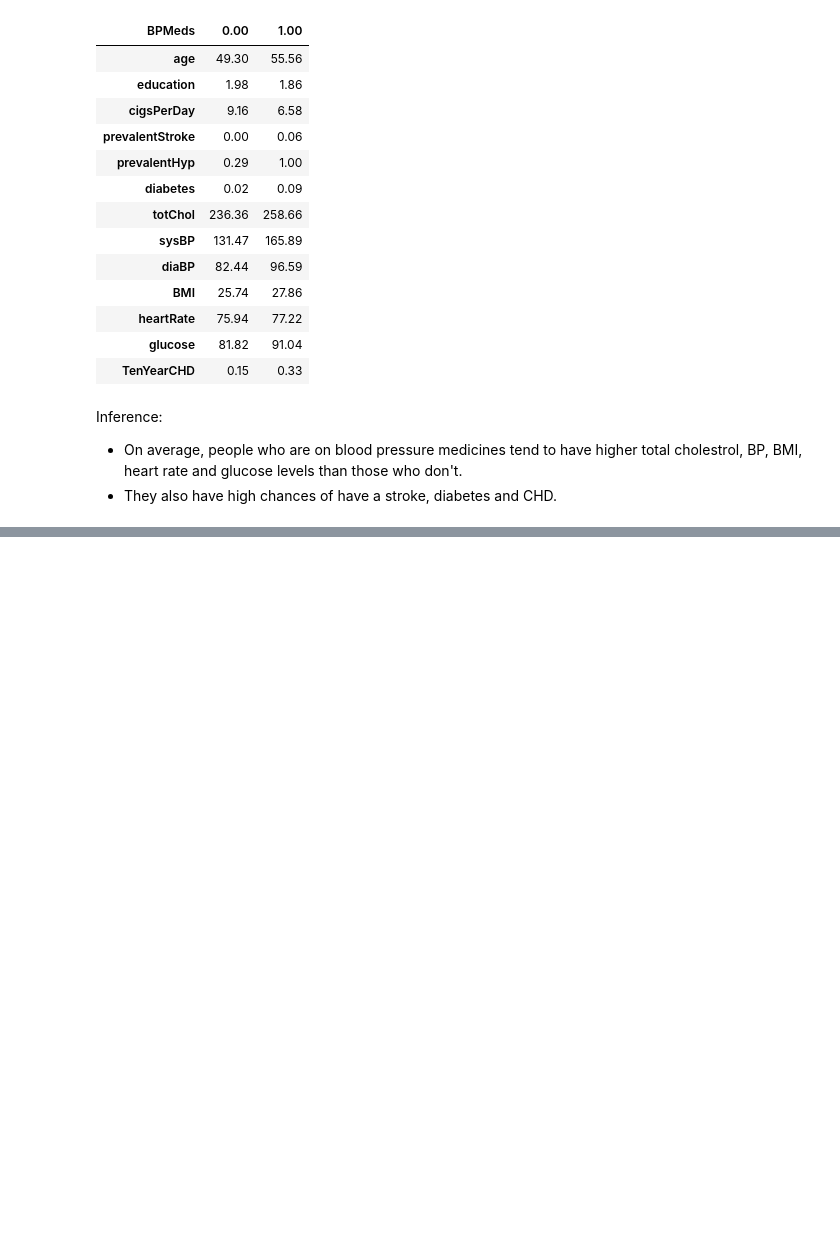
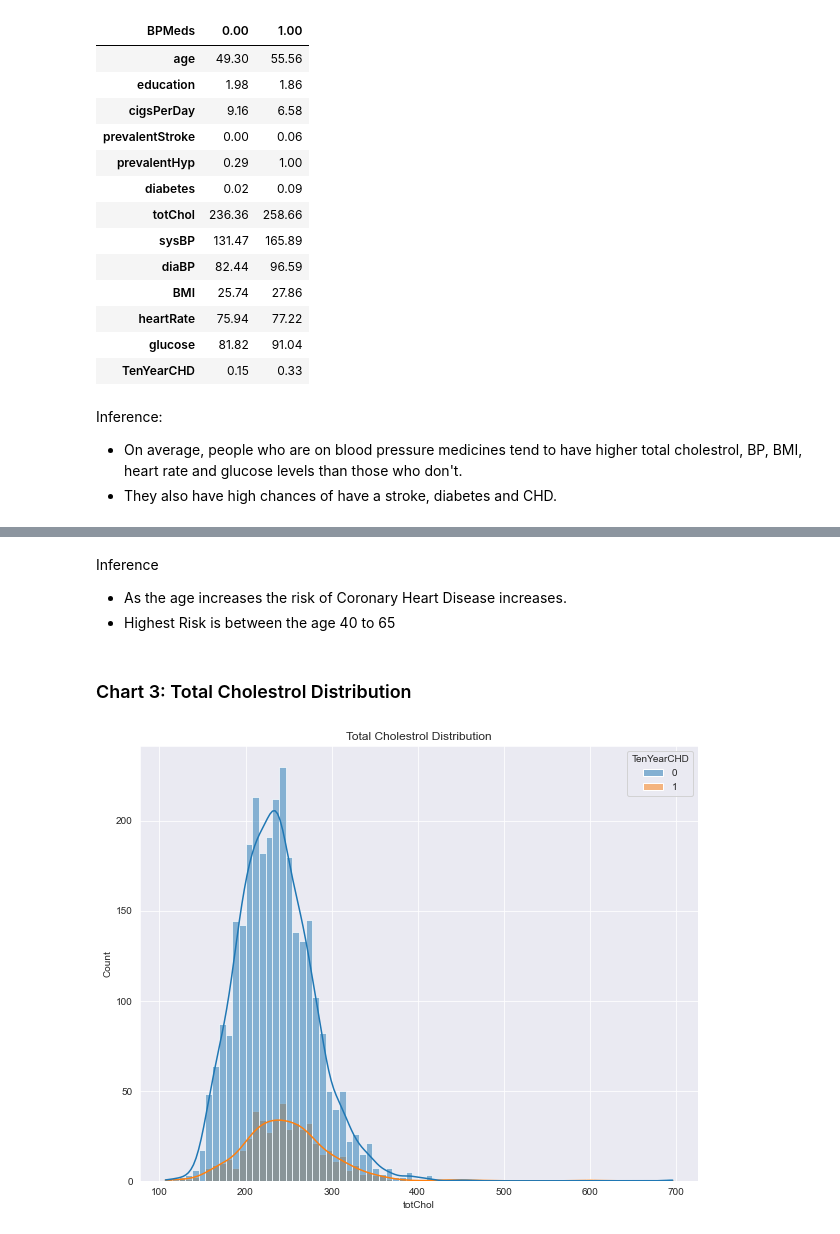
Before and after one commit to olaniSiyum/heart-disease-prediction, a Jupyter notebook: models/heart_disease.ipynb, the cells around one changed output, grey strips where cells are left out. Drawn from its saved outputs; the diff is of its cells as text; code cells hidden in the pictures; blank space fills up the shorter version.

```diff
--- a/models/heart_disease.ipynb
+++ b/models/heart_disease.ipynb
@@ -301,0 +327,13 @@ Inference:
+# %% [markdown]
+Inference
+- As the age increases the risk of Coronary Heart Disease increases.
+- Highest Risk is between the age 40 to 65
+# %% [markdown]
+### Chart 3: Total Cholestrol Distribution
+# %%
+plt.figure(figsize=(10, 8))
+sns.histplot(data=data, x="totChol", hue="TenYearCHD", kde=True)
+plt.title("Total Cholestrol Distribution")
+plt.show()
+# %% [output]
+[figure, added]
```
Also changed, not shown: parts of 30 cells of this notebook.
